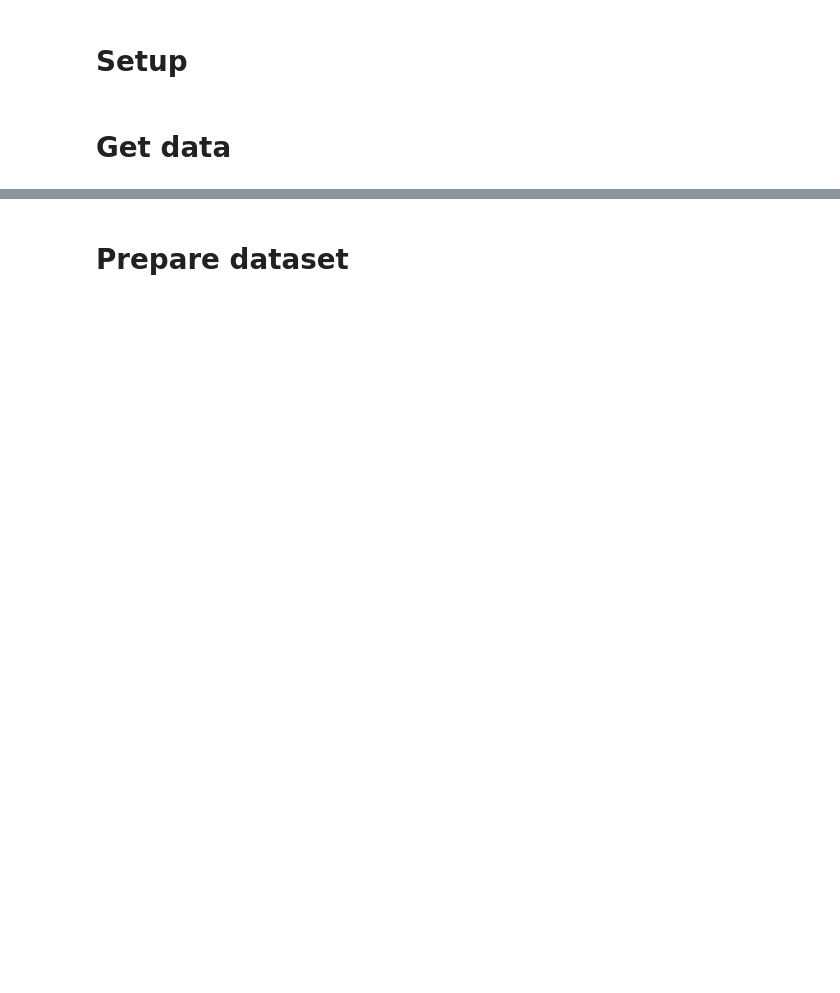
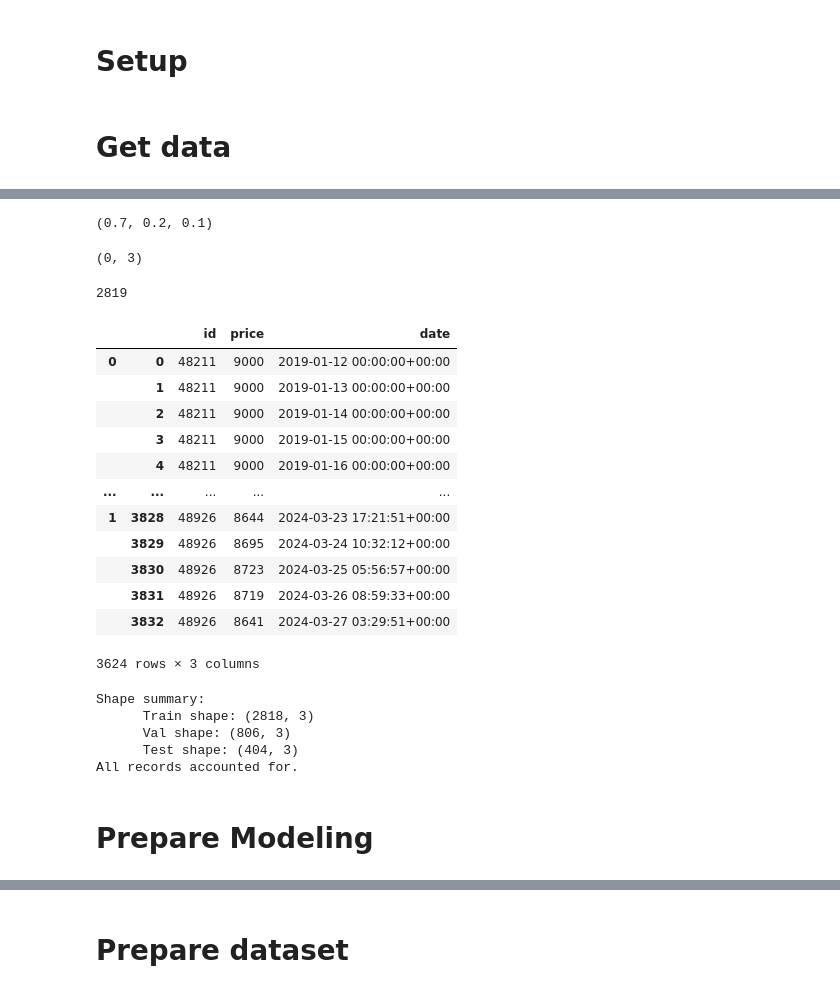
Before and after one commit to ayang9846/rs3-ml, a Jupyter notebook: src/rs3-model-ar-lstm-rnn.ipynb, the cells around one changed output, grey strips where cells are left out. Drawn from its saved outputs; the diff is of its cells as text; code cells hidden in the pictures; blank space fills up the shorter version.

```diff
--- a/src/rs3-model-ar-lstm-rnn.ipynb
+++ b/src/rs3-model-ar-lstm-rnn.ipynb
@@ -36,0 +50,43 @@ display(ge_ts_prices)
+# %%
+# Model settings for time series.
+LABELS = ["price"] # targets to predict
+FEATURES = ["price"] # variables used to predict
+TIMECOMP = "date" # column for time component
+IN_STEPS = 30 # timepoints used to predict
+OUT_STEPS = 30  # timepoints to predict out
+GROUPBY = ['id'] # column used to specify time series by
+BATCH_SIZE = 8
+
+TRAIN_VAL_TEST_RATIO = (0.7, 0.2, 0.1)
+total_ratio = sum([x for x in TRAIN_VAL_TEST_RATIO])
+final_train_val_test_ratio = tuple([x / total_ratio for x in TRAIN_VAL_TEST_RATIO])
+print(final_train_val_test_ratio)
+# %% [output]
+(0.7, 0.2, 0.1)
+# %%
+n = len(ge_ts_prices)
+test_series = ge_ts_prices.groupby(GROUPBY, as_index=False).apply(lambda x: x.iloc[int(n*0.7):]).reset_index(drop=True)
+test_series.shape
+# %% [output]
+(0, 3)
+# %%
+train_val_iloc
+#val_test_iloc
+# %% [output]
+2819
+# %%
+ge_ts_prices.groupby(GROUPBY, as_index=False).apply(lambda x: x.iloc[:int(len(x) * 0.9)])
+# %% [output]
+|  |  | id | price | date |
+| 0 | 0 | 48211 | 9000 | 2019-01-12 00:00:00+00:00 |
+|  | 1 | 48211 | 9000 | 2019-01-13 00:00:00+00:00 |
+|  | 2 | 48211 | 9000 | 2019-01-14 00:00:00+00:00 |
+|  | 3 | 48211 | 9000 | 2019-01-15 00:00:00+00:00 |
+|  | 4 | 48211 | 9000 | 2019-01-16 00:00:00+00:00 |
+| ... | ... | ... | ... | ... |
+| 1 | 3828 | 48926 | 8644 | 2024-03-23 17:21:51+00:00 |
+|  | 3829 | 48926 | 8695 | 2024-03-24 10:32:12+00:00 |
+|  | 3830 | 48926 | 8723 | 2024-03-25 05:56:57+00:00 |
+|  | 3831 | 48926 | 8719 | 2024-03-26 08:59:33+00:00 |
+|  | 3832 | 48926 | 8641 | 2024-03-27 03:29:51+00:00 |
+3624 rows × 3 columns
@@ -36,0 +95,34 @@ display(ge_ts_prices)
+# %%
+# Create train, validation, and test datasets
+
+# Get dataset count and proportions for spliting dataset into training, validation, and test datasets
+n = len(ge_ts_prices)
+train_val_r = final_train_val_test_ratio[0]
+val_test_r = final_train_val_test_ratio[0] + final_train_val_test_ratio[1]
+
+def get_iloc(n, ratio):
+    return int(len(n) * ratio)
+
+# Split using groupby (to split each item specific data) and iloc (split item specific records into train, val, test)
+train_series = ge_ts_prices.groupby(GROUPBY, as_index=False).apply(lambda x: x.iloc[:get_iloc(x, train_val_r)]).reset_index(drop=True)
+val_series = ge_ts_prices.groupby(GROUPBY, as_index=False).apply(lambda x: x.iloc[get_iloc(x, train_val_r):get_iloc(x, val_test_r)]).reset_index(drop=True)
+test_series = ge_ts_prices.groupby(GROUPBY, as_index=False).apply(lambda x: x.iloc[get_iloc(x, val_test_r):]).reset_index(drop=True)
+
+print(f"""Shape summary:
+      Train shape: {train_series.shape}
+      Val shape: {val_series.shape}
+      Test shape: {test_series.shape}""")
+
+record_count = train_series.shape[0]+ val_series.shape[0]+ test_series.shape[0]
+if len(ge_ts_prices) == record_count:
+    print("All records accounted for.")
+else:
+    print(f"{abs(len(ge_ts_prices) - record_count)} difference between split and original dataset.")
+# %% [output]
+Shape summary:
+      Train shape: (2818, 3)
+      Val shape: (806, 3)
+      Test shape: (404, 3)
+All records accounted for.
+# %% [markdown]
+# **Prepare Modeling**
```
Also changed, not shown: parts of 13 cells of this notebook, 1 other file.
